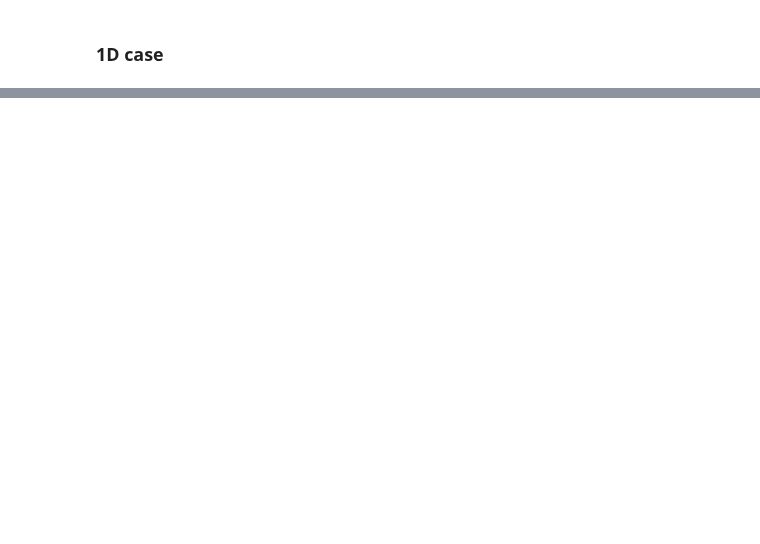
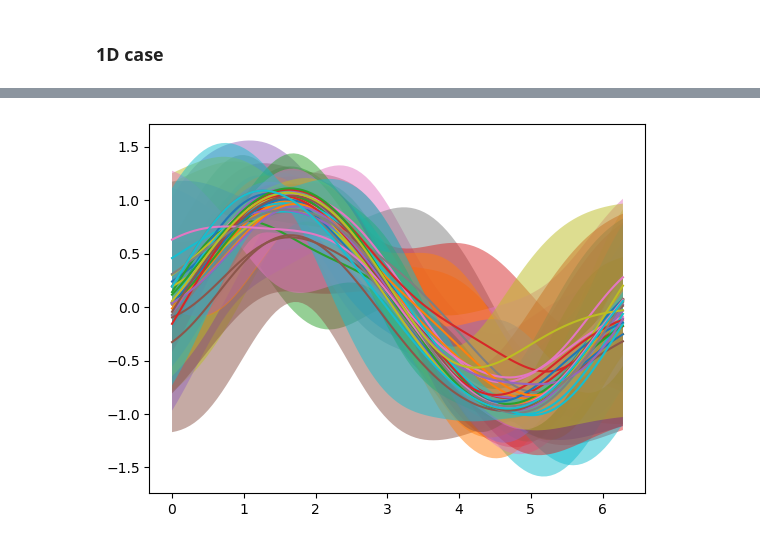
Before and after one commit to LukasEin/jaxgp, a Jupyter notebook: bootstrapping.ipynb, the cells around one changed output, grey strips where cells are left out. Drawn from its saved outputs; the diff is of its cells as text; code cells hidden in the pictures; blank space fills up the shorter version.

```diff
--- a/bootstrapping.ipynb
+++ b/bootstrapping.ipynb
@@ -49 +55,9 @@ ValueError: axis 1 is out of bounds for array of dimension 1
+# %%
+for mean, std in zip(means,stds):
+    mean = mean.reshape(-1)
+    std = std.reshape(-1)
+    plt.plot(grid,mean)
+    plt.fill_between(grid,mean-std,mean+std,alpha=0.5)
+# %% [output]
+[figure, added]
 # %%
```
Also changed, not shown: parts of 9 cells of this notebook, 1 other file.
